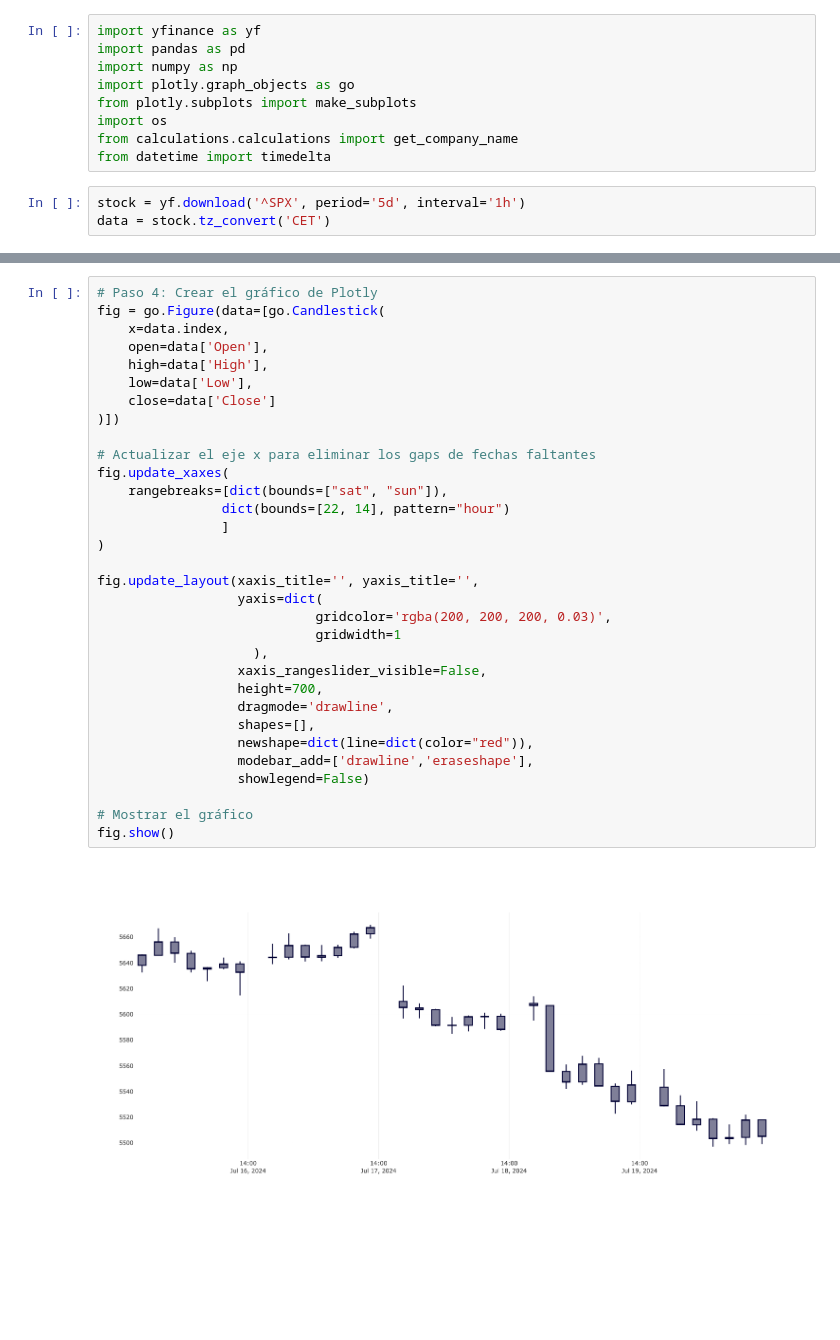
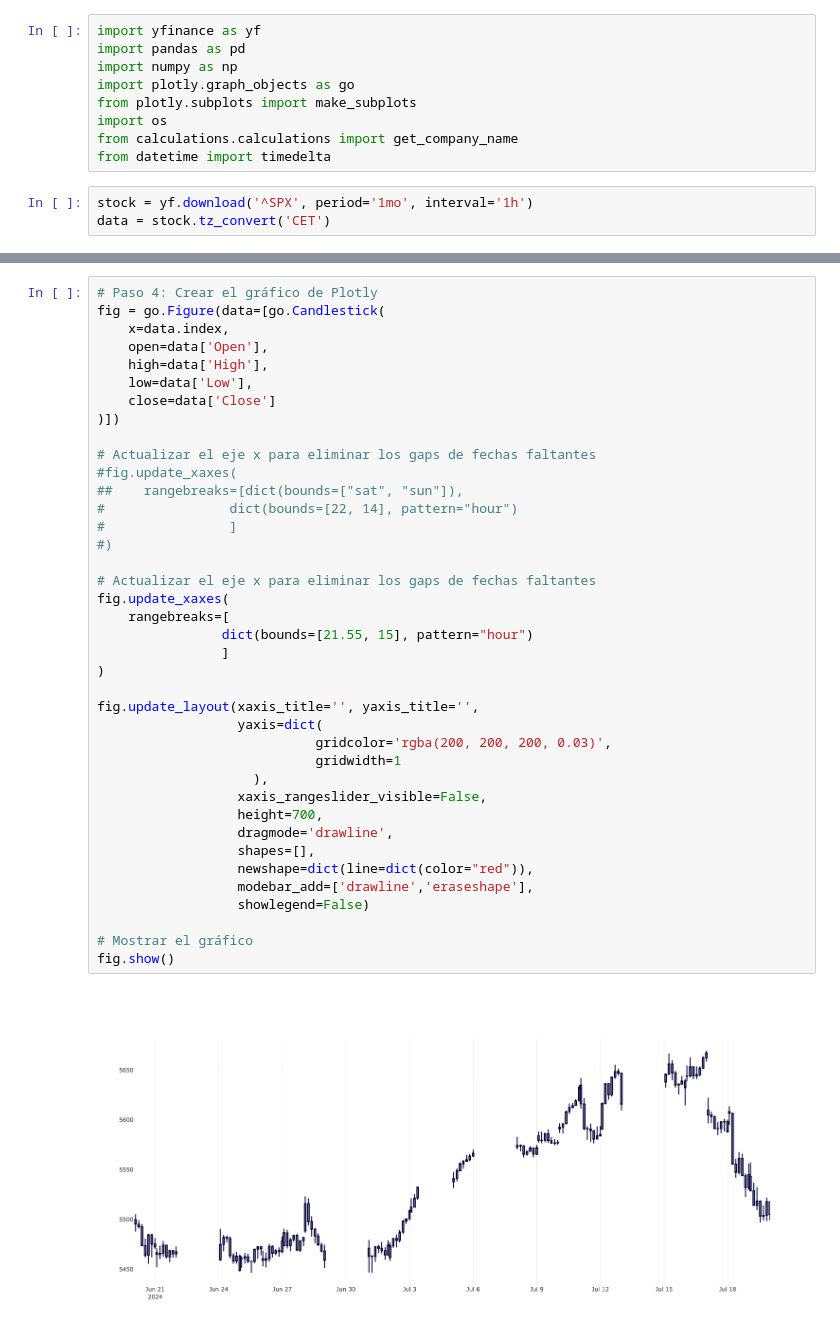
Before and after one commit to f1se4/investor, a Jupyter notebook: Tests.ipynb, the cells around one changed output, grey strips where cells are left out. Saved outputs shown, nothing was run; the diff lists cells and outputs as text; blank space fills up the shorter version.

```diff
--- a/Tests.ipynb
+++ b/Tests.ipynb
@@ -8,7 +8,7 @@ import os
 from calculations.calculations import get_company_name
 from datetime import timedelta
 # %%
-stock = yf.download('^SPX', period='5d', interval='1h')
+stock = yf.download('^SPX', period='1mo', interval='1h')
 data = stock.tz_convert('CET')
 # %% [output]
 [*********************100%%**********************]  1 of 1 completed
@@ -47,33 +25,40 @@ DatetimeIndex(['2024-07-15 22:30:00+02:00', '2024-07-15 23:30:00+02:00'], dtype=
 # Paso 4: Crear el gráfico de Plotly
 fig = go.Figure(data=[go.Candlestick(
     x=data.index,
     open=data['Open'],
     high=data['High'],
     low=data['Low'],
     close=data['Close']
 )])
 
 # Actualizar el eje x para eliminar los gaps de fechas faltantes
+#fig.update_xaxes(
+##    rangebreaks=[dict(bounds=["sat", "sun"]),
+#                dict(bounds=[22, 14], pattern="hour")
+#                ]
+#)
+
+# Actualizar el eje x para eliminar los gaps de fechas faltantes
 fig.update_xaxes(
-    rangebreaks=[dict(bounds=["sat", "sun"]),
-                dict(bounds=[22, 14], pattern="hour")
+    rangebreaks=[
+                dict(bounds=[21.55, 15], pattern="hour")
                 ]
 )
 
 fig.update_layout(xaxis_title='', yaxis_title='',
                   yaxis=dict(
                             gridcolor='rgba(200, 200, 200, 0.03)',
                             gridwidth=1
                     ),
                   xaxis_rangeslider_visible=False,
                   height=700,
                   dragmode='drawline',
                   shapes=[],
                   newshape=dict(line=dict(color="red")),
                   modebar_add=['drawline','eraseshape'],
                   showlegend=False)
 
 # Mostrar el gráfico
 fig.show()
 # %% [output]
-[figure, old version]
+[figure, new version]
```
Also changed, not shown: parts of 4 cells of this notebook.
